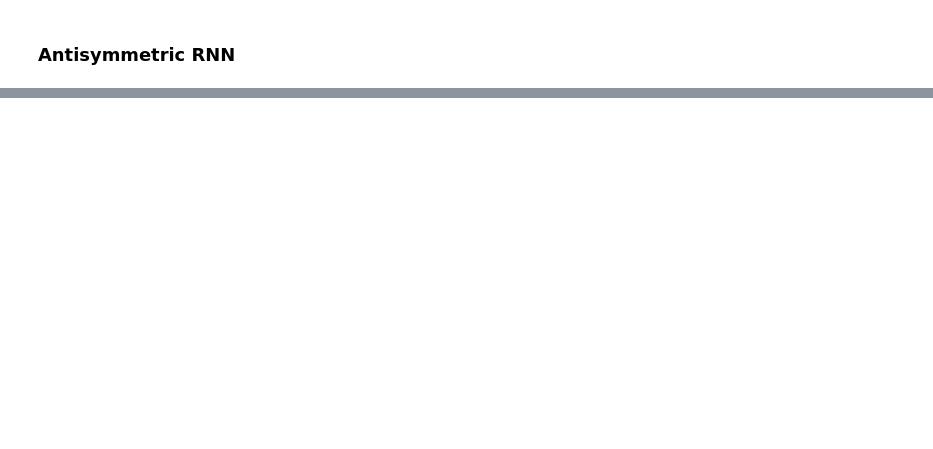
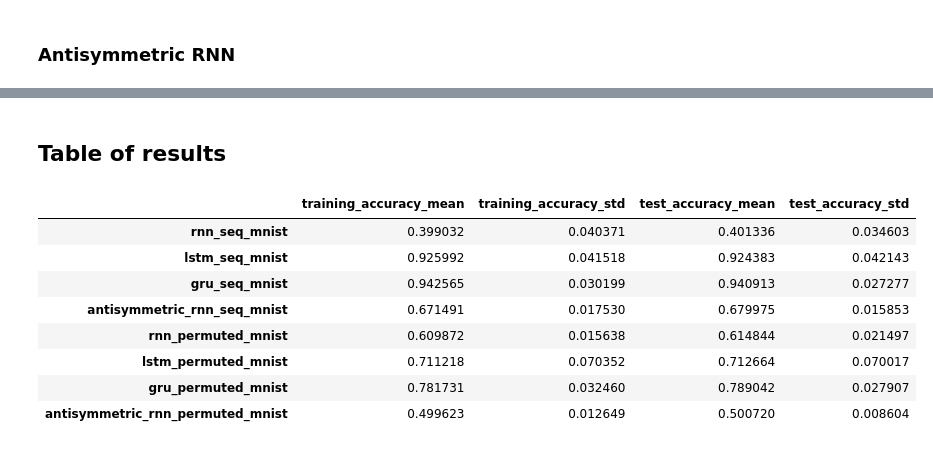
Before and after one commit to GeremiaPompei/cns_lab, a Jupyter notebook: LAB3_1/sequential_mnist.ipynb, the cells around one changed output, grey strips where cells are left out. Saved outputs shown, nothing was run; the diff lists cells and outputs as text; code cells hidden in the pictures; blank space fills up the shorter version.

Commit message:
sequential mnist

```diff
--- a/LAB3_1/sequential_mnist.ipynb
+++ b/LAB3_1/sequential_mnist.ipynb
@@ -14,6 +12,9 @@ from typing import Callable
 from tqdm.notebook import tqdm
 import torch
 from torchvision import datasets
+import pandas as pd
+
+TABLE_FILE_PATH = f'sequential_mnist/variables/accuracy_table.json'
 
 seed = 0
 random.seed(seed)
@@ -668,0 +714,14 @@ perform_rnn_gs(
+# %% [markdown]
+## Table of results
+# %%
+pd.read_json(TABLE_FILE_PATH).T
+# %% [output]
+|  | training_accuracy_mean | training_accuracy_std | test_accuracy_mean | test_accuracy_std |
+| rnn_seq_mnist | 0.399032 | 0.040371 | 0.401336 | 0.034603 |
+| lstm_seq_mnist | 0.925992 | 0.041518 | 0.924383 | 0.042143 |
+| gru_seq_mnist | 0.942565 | 0.030199 | 0.940913 | 0.027277 |
+| antisymmetric_rnn_seq_mnist | 0.671491 | 0.017530 | 0.679975 | 0.015853 |
+| rnn_permuted_mnist | 0.609872 | 0.015638 | 0.614844 | 0.021497 |
+| lstm_permuted_mnist | 0.711218 | 0.070352 | 0.712664 | 0.070017 |
+| gru_permuted_mnist | 0.781731 | 0.032460 | 0.789042 | 0.027907 |
+| antisymmetric_rnn_permuted_mnist | 0.499623 | 0.012649 | 0.500720 | 0.008604 |
```
Also changed, not shown: parts of 8 cells of this notebook, 1 other file.
